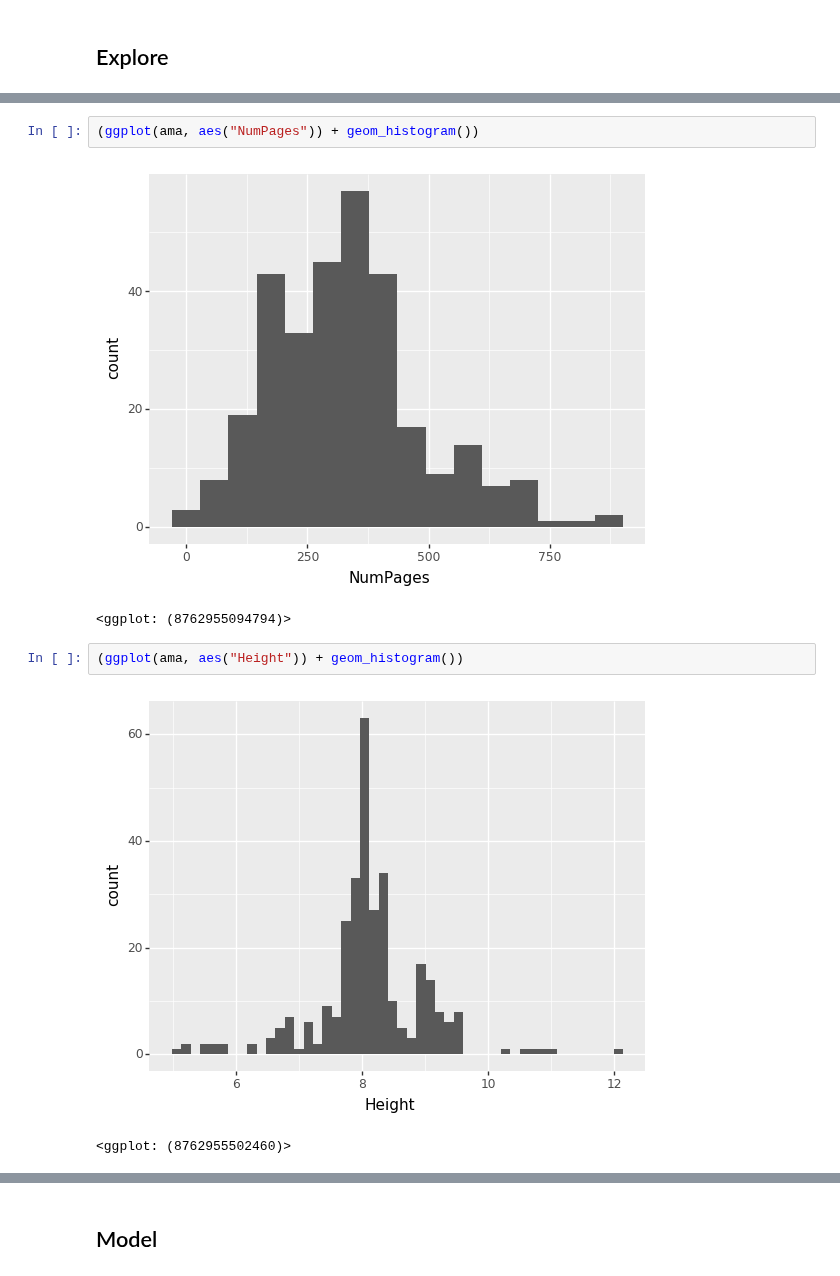
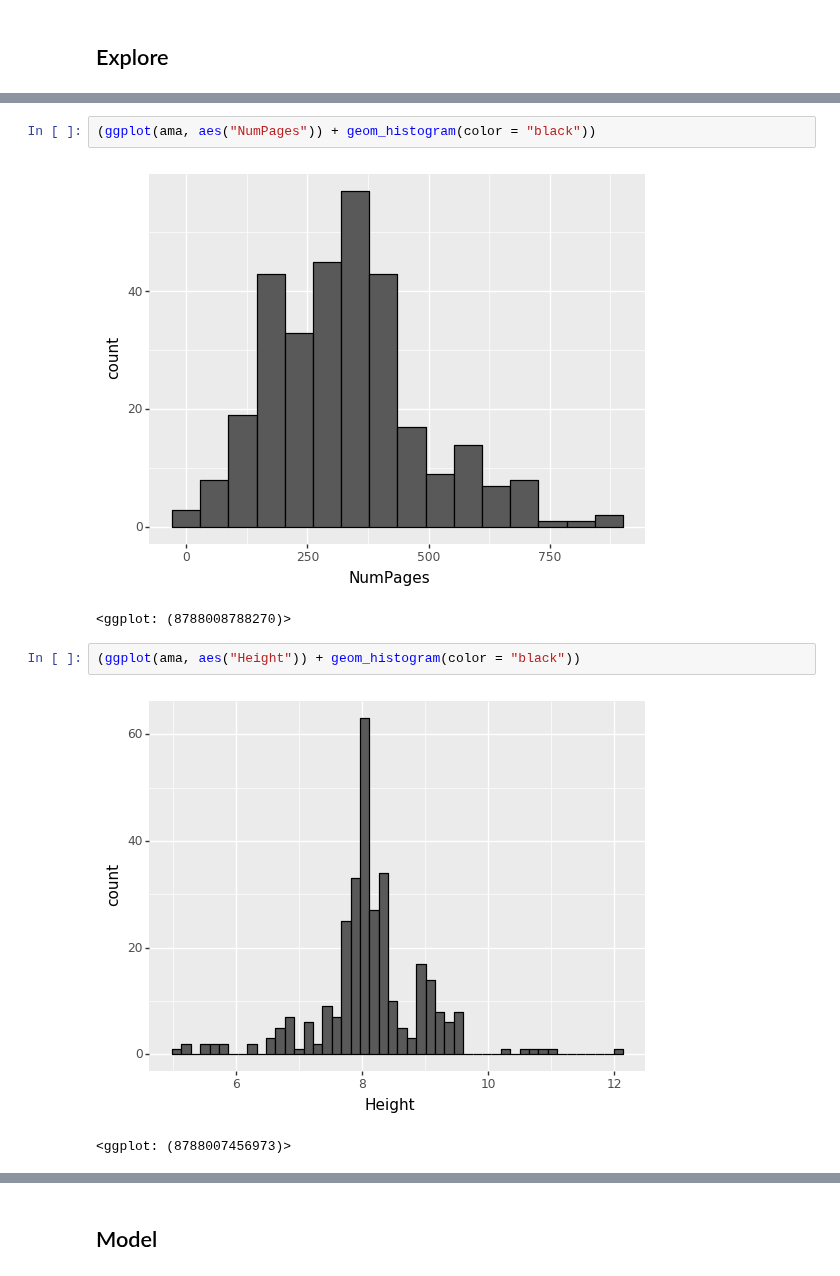
Before and after one commit to chelseaparlett/CPSC392ParlettPelleriti, a Jupyter notebook: InClass/LectureNotebooks/Linear Regression I--Class 6.ipynb, the cells around one changed output, grey strips where cells are left out. Drawn from its saved outputs; the diff is of its cells as text.

```diff
--- a/InClass/LectureNotebooks/Linear Regression I--Class 6.ipynb
+++ b/InClass/LectureNotebooks/Linear Regression I--Class 6.ipynb
@@ -73,11 +73,11 @@ ama = ama.dropna() #drop missing values
 # %%
-(ggplot(ama, aes("NumPages")) + geom_histogram())
+(ggplot(ama, aes("NumPages")) + geom_histogram(color = "black"))
 # %% [output]
-[figure, old version]
+[figure, new version]
-<ggplot: (8762955094794)>
+<ggplot: (8788008788270)>
 # %%
-(ggplot(ama, aes("Height")) + geom_histogram())
+(ggplot(ama, aes("Height")) + geom_histogram(color = "black"))
 # %% [output]
-[figure, old version]
+[figure, new version]
-<ggplot: (8762955502460)>
+<ggplot: (8788007456973)>
 # %%
```
Also changed, not shown: parts of 23 cells of this notebook, 1 other file.
